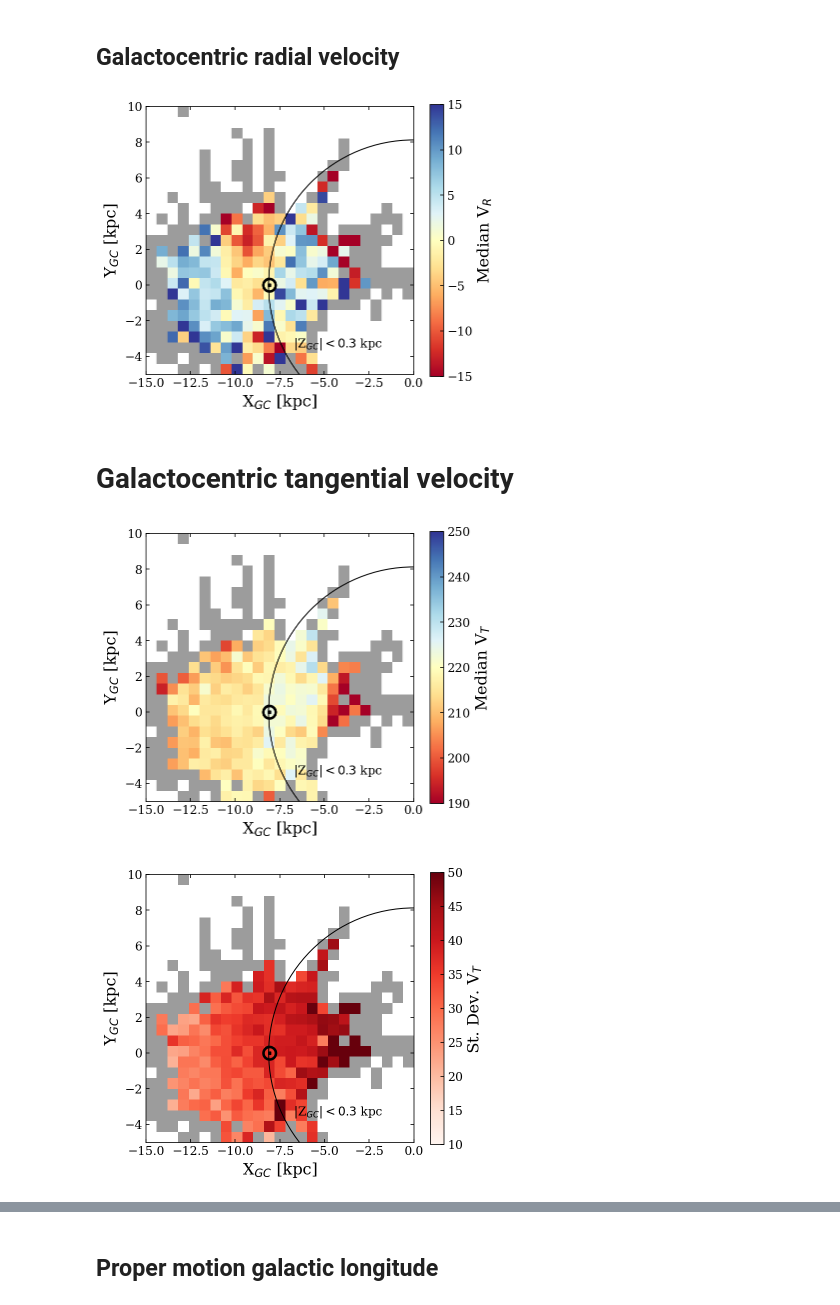
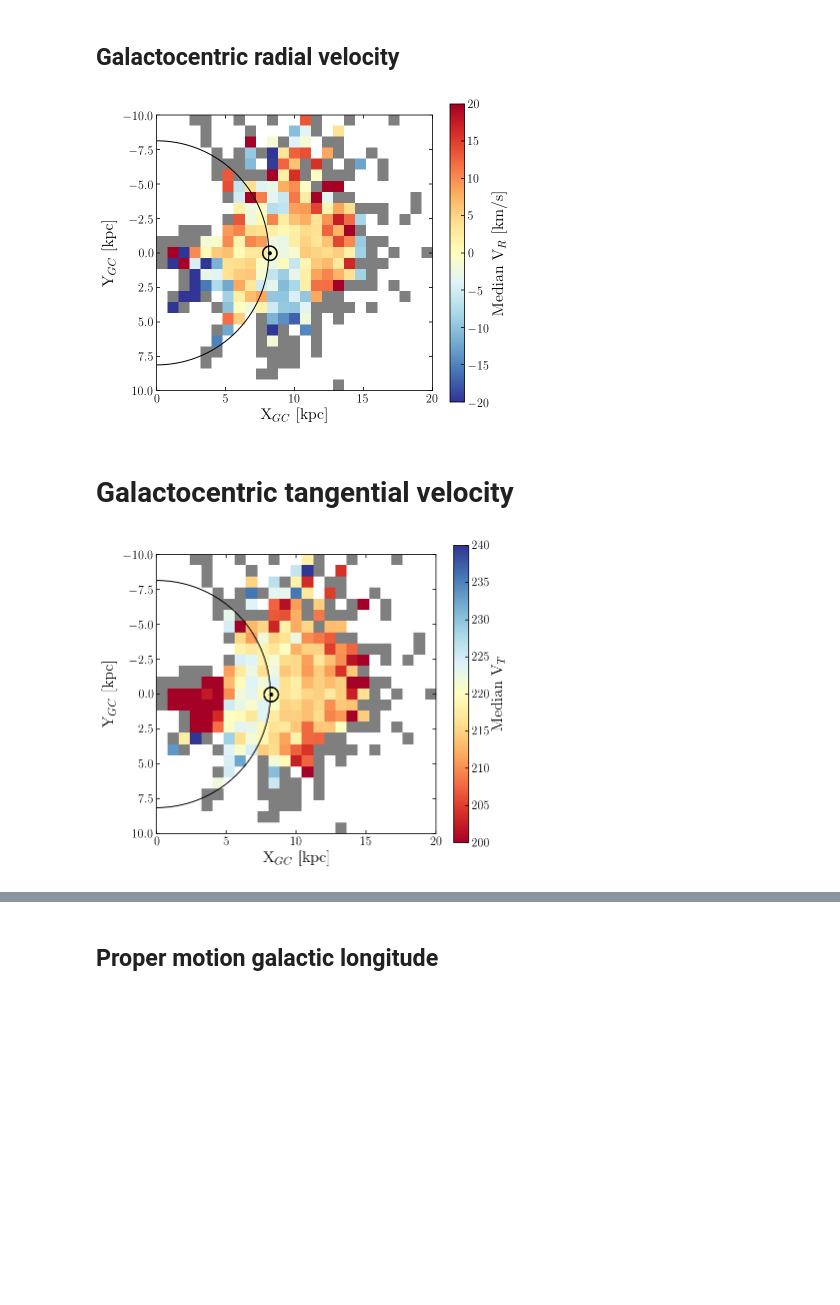
Before and after one commit to jamesmlane/AST1501, a Jupyter notebook: notebooks/2-velocity_maps/velocity_maps_dr16.ipynb, the cells around one changed output, grey strips where cells are left out. Cells and saved outputs as stored; diff of their text form; code cells hidden in the pictures; blank space fills up the shorter version.

```diff
--- a/notebooks/2-velocity_maps/velocity_maps_dr16.ipynb
+++ b/notebooks/2-velocity_maps/velocity_maps_dr16.ipynb
@@ -98,7 +87,7 @@ gc_vT = data_low_z['VT']
 gc_vz = data_low_z['VZ']
 # %%
 ### Convert to galactocentric rectangular coordinates
-gc_x = -np.cos(gc_phi) * gc_R
+gc_x = np.cos(gc_phi) * gc_R
 gc_y = np.sin(gc_phi) * gc_R
 # %% [markdown]
 # Plot
@@ -200,22 +189,22 @@ hist = np.rot90(hist)
 
 # Find low-N bins. As long as histogram geometry remains the same this will be
 # used for greying out values.
-where_low_N = np.where( (hist < 10) & (hist > 0) )
+where_low_N = np.where( (hist < 5) & (hist > 0) )
 low_N_mask = np.zeros((n_bins,n_bins,4))
 low_N_mask[:,:,3] = 0.0
-low_N_mask[where_low_N[0],where_low_N[1],:3] = 100
+low_N_mask[where_low_N[0],where_low_N[1],:3] = 0.5
 low_N_mask[where_low_N[0],where_low_N[1],3] = 1.0
 
 # Find 0-N bins. This will differentiate between no data and too little data
 where_no_N = np.where( hist == 0 )
 no_N_mask = np.zeros((n_bins,n_bins,4))
 no_N_mask[:,:,3] = 0.0
-no_N_mask[where_no_N[0],where_no_N[1],:3] = 1
+no_N_mask[where_no_N[0],where_no_N[1],:3] = 1.0
 no_N_mask[where_no_N[0],where_no_N[1],3] = 1.0
 
 img = ax.imshow(np.log10(hist), interpolation='nearest',
                 extent=[xedges[0], xedges[-1], yedges[0], yedges[-1]],
-               cmap='viridis', vmin=0.5, vmax=3.5)
+                cmap='viridis', vmin=0.5, vmax=3.5)
 low_N_img = ax.imshow(low_N_mask, interpolation='nearest',
                      extent=[xedges[0], xedges[-1], yedges[0], yedges[-1]])
 no_N_img = ax.imshow(no_N_mask, interpolation='nearest',
@@ -228,12 +217,14 @@ ax.add_artist(orbit_circle)
 
 ax.set_xlabel('X [kpc]')
 ax.set_ylabel('Y [kpc]')
+ax.set_ylim(y_hi,y_lo)
 cbar.set_label('Log[N]')
-ax.annotate(z_select_text, xy=(0.55,0.1), xycoords='axes fraction')
+# ax.annotate(z_select_text, xy=(0.55,0.1), xycoords='axes fraction')
 fig.set_facecolor('White')
 
+plt.tight_layout()
 plt.show()
-fig.savefig('plots/N_hist.pdf')
+fig.savefig('plots/N_hist_dr16.pdf')
 plt.close(fig)
 
 # No output
@@ -248,53 +239,56 @@ fig = plt.figure(figsize=(6,5))
 ax = fig.add_subplot(111)
 
 fig, ax, cbar = hist_gcxy(gc_x, gc_y, gc_vR,
-                          -15, 15, 'median', low_N_mask, no_N_mask, 'RdYlBu')
+                          -20, 20, 'median', low_N_mask, no_N_mask, 'RdYlBu_r')
 
-cbar.set_label(r'Median V$_{R}$')
-ax.annotate(z_select_text, xy=(0.55,0.1), xycoords='axes fraction')
+cbar.set_label(r'Median V$_{R}$ [km/s]')
+ax.set_ylim(y_hi,y_lo)
+# ax.annotate(z_select_text, xy=(0.55,0.1), xycoords='axes fraction')
 fig.set_facecolor('White')
 
+plt.tight_layout()
 plt.show()
 fig.savefig('plots/VR_med_hist_dr16.pdf')
 
 # No output
 pass;
 # %% [output]
-[figure, old version]
+[figure, new version]
 # %% [markdown]
 # Galactocentric tangential velocity
 # %%
 ### Values
 fig = plt.figure(figsize=(6,5))
 ax = fig.add_subplot(111)
 
 fig, ax, cbar = hist_gcxy(gc_x, gc_y, gc_vT,
-                          190, 250, 'median', low_N_mask, no_N_mask, 'RdYlBu')
+                          200, 240, 'median', low_N_mask, no_N_mask, 'RdYlBu')
 
 cbar.set_label(r'Median V$_{T}$')
-ax.annotate(z_select_text, xy=(0.55,0.1), xycoords='axes fraction')
+# ax.annotate(z_select_text, xy=(0.55,0.1), xycoords='axes fraction')
 fig.set_facecolor('White')
 
+ax.set_ylim(y_hi,y_lo)
+plt.tight_layout()
 plt.show()
-fig.savefig('plots/VT_med_hist.pdf')
+fig.savefig('plots/VT_med_hist_dr16.pdf')
 
 ### Standard deviation
-fig = plt.figure(figsize=(6,5))
-ax = fig.add_subplot(111)
+# fig = plt.figure(figsize=(6,5))
+# ax = fig.add_subplot(111)
 
-fig, ax, cbar = hist_gcxy(gc_x, gc_y, gc_vR,
-                          10, 50, np.std, low_N_mask, no_N_mask, 'Reds')
+# fig, ax, cbar = hist_gcxy(gc_x, gc_y, gc_vR,
+#                           10, 50, np.std, low_N_mask, no_N_mask, 'Reds')
 
-cbar.set_label(r'St. Dev. V$_{T}$')
-ax.annotate(z_select_text, xy=(0.55,0.1), xycoords='axes fraction')
-fig.set_facecolor('White')
+# cbar.set_label(r'St. Dev. V$_{T}$')
+# ax.annotate(z_select_text, xy=(0.55,0.1), xycoords='axes fraction')
+# fig.set_facecolor('White')
 
-plt.show()
-fig.savefig('plots/VT_std_hist.pdf')
-plt.close('all')
+# plt.show()
+# fig.savefig('plots/VT_std_hist.pdf')
+# plt.close('all')
 
 # No output
 pass;
 # %% [output]
-[figure, old version]
+[figure, new version]
-[figure, removed]
```
Also changed, not shown: parts of 10 cells of this notebook, 9 other files.
